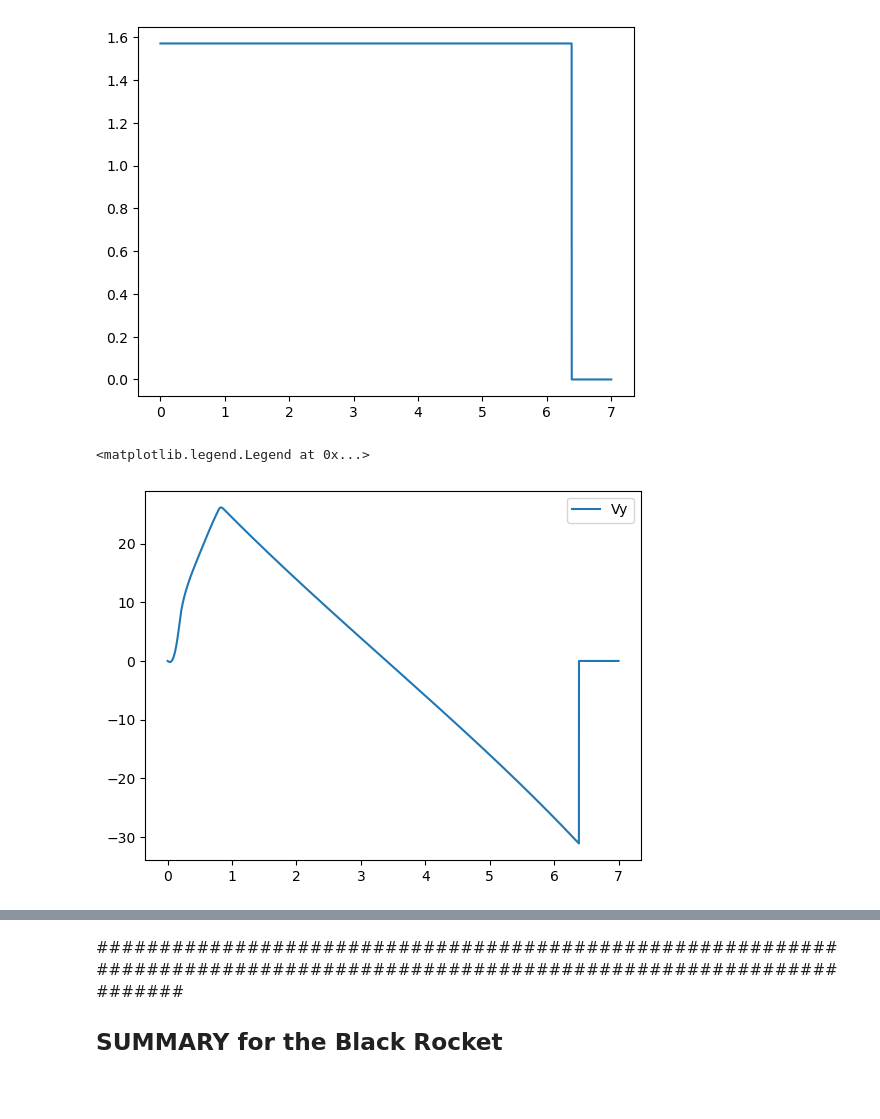
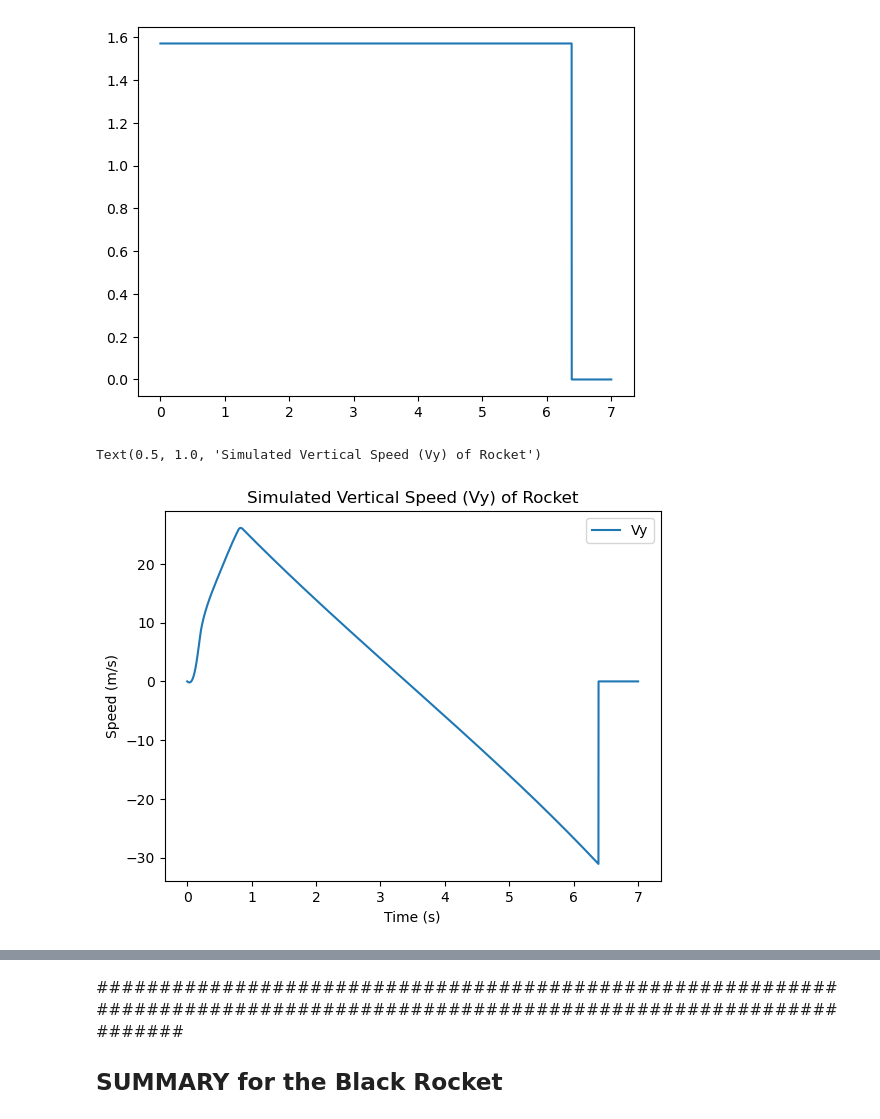
Before and after one commit to BamtolYy/rocket, a Jupyter notebook: simulation/2DRocketSim.ipynb, the cells around one changed output, grey strips where cells are left out. Saved outputs shown, nothing was run; the diff lists cells and outputs as text; code cells hidden in the pictures; blank space fills up the shorter version.

```diff
--- a/simulation/2DRocketSim.ipynb
+++ b/simulation/2DRocketSim.ipynb
@@ -359,7 +359,10 @@ plt.plot(t,solution[:,4])
 # %%
 plt.plot(t,solution[:,3])
 plt.legend(['Vy'])
+plt.xlabel('Time (s)')
+plt.ylabel('Speed (m/s)')
+plt.title('Simulated Vertical Speed (Vy) of Rocket')
 # %% [output]
-<matplotlib.legend.Legend at 0x...>
+Text(0.5, 1.0, 'Simulated Vertical Speed (Vy) of Rocket')
-[figure, old version]
+[figure, new version]
 # %%
```
Also changed, not shown: parts of 2 cells of this notebook, 1 other file.
